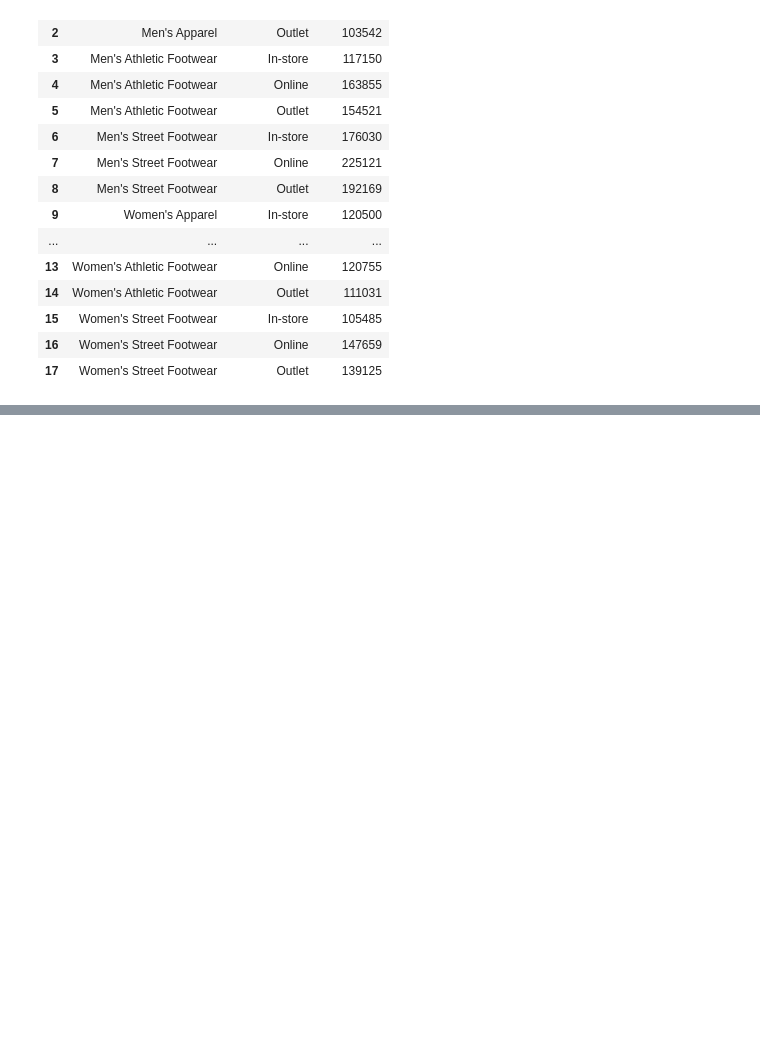
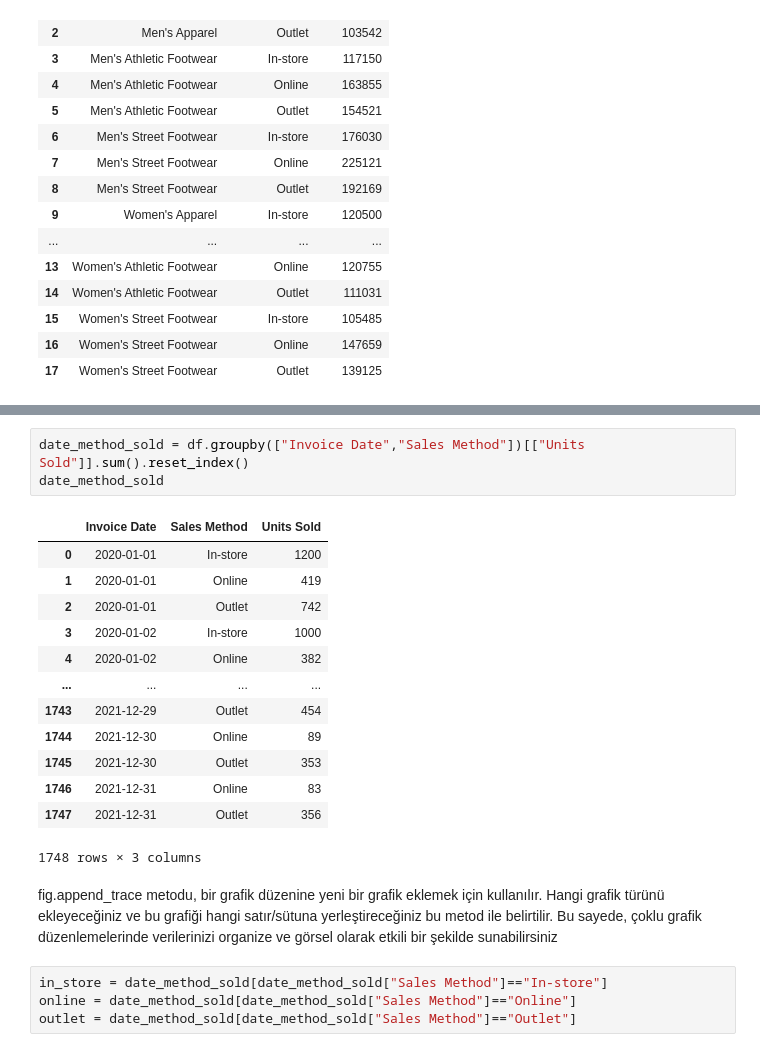
Before and after one commit to eda426/-gen-alan-hesaplama, a Jupyter notebook: verianalizive_yapayzekatümderslerim.ipynb, the cells around one changed output, grey strips where cells are left out. Saved outputs shown, nothing was run; the diff lists cells and outputs as text; blank space fills up the shorter version.

```diff
--- a/verianalizive_yapayzekatümderslerim.ipynb
+++ b/verianalizive_yapayzekatümderslerim.ipynb
@@ -1698,0 +1741,23 @@ px.bar(x= "Sales Method", y="Units Sold", color = "Product", data_frame = produc
+# %%
+date_method_sold = df.groupby(["Invoice Date","Sales Method"])[["Units Sold"]].sum().reset_index()
+date_method_sold
+# %% [output]
+|  | Invoice Date | Sales Method | Units Sold |
+| 0 | 2020-01-01 | In-store | 1200 |
+| 1 | 2020-01-01 | Online | 419 |
+| 2 | 2020-01-01 | Outlet | 742 |
+| 3 | 2020-01-02 | In-store | 1000 |
+| 4 | 2020-01-02 | Online | 382 |
+| ... | ... | ... | ... |
+| 1743 | 2021-12-29 | Outlet | 454 |
+| 1744 | 2021-12-30 | Online | 89 |
+| 1745 | 2021-12-30 | Outlet | 353 |
+| 1746 | 2021-12-31 | Online | 83 |
+| 1747 | 2021-12-31 | Outlet | 356 |
+1748 rows × 3 columns
+# %% [markdown]
+fig.append_trace metodu, bir grafik düzenine yeni bir grafik eklemek için kullanılır. Hangi grafik türünü ekleyeceğiniz ve bu grafiği hangi satır/sütuna yerleştireceğiniz bu metod ile belirtilir. Bu sayede, çoklu grafik düzenlemelerinde verilerinizi organize ve görsel olarak etkili bir şekilde sunabilirsiniz
+# %%
+in_store = date_method_sold[date_method_sold["Sales Method"]=="In-store"]
+online = date_method_sold[date_method_sold["Sales Method"]=="Online"]
+outlet = date_method_sold[date_method_sold["Sales Method"]=="Outlet"]
```
Also changed, not shown: parts of 10 cells of this notebook.
